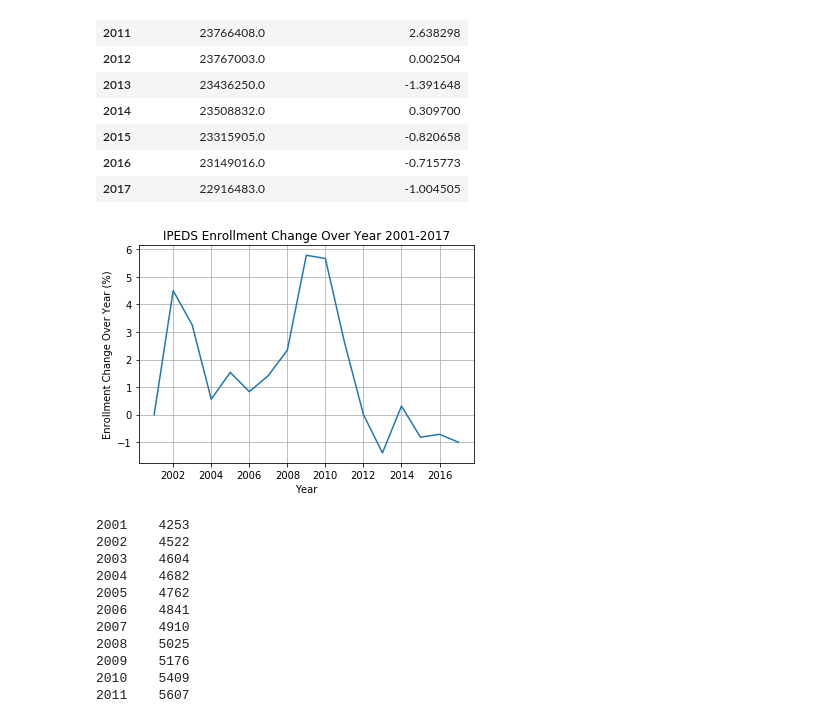
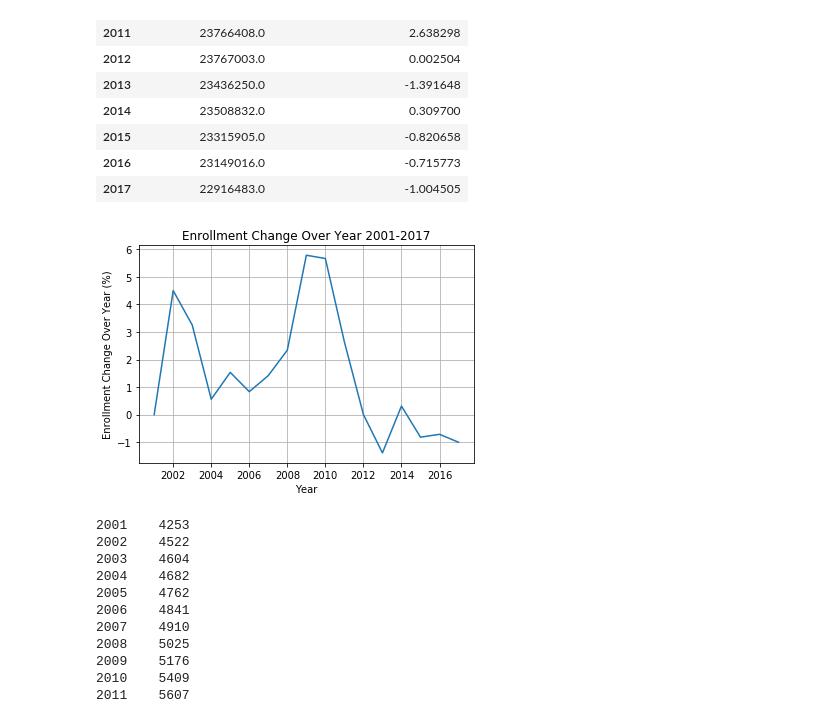
Before and after one commit to grahamb001/Project1, a Jupyter notebook: Combined Enrollment, Employment, and Completion Code.ipynb, the cells around one changed output. Saved outputs shown, nothing was run; the diff lists cells and outputs as text; code cells hidden in the pictures.

```diff
--- a/Combined Enrollment, Employment, and Completion Code.ipynb
+++ b/Combined Enrollment, Employment, and Completion Code.ipynb
@@ -220,14 +221,14 @@ enrollmentByYear.to_csv('enrollmentRateByYear.csv', sep=',')
 # %%
 xenrol=enrollmentByYear.index
 yenrol=enrollmentByYear["Enrollment Annual Rate of Change"]
 plt.plot(xenrol,yenrol)
 plt.plot(x_compat=True)
-plt.title("IPEDS Enrollment Change Over Year 2001-2017")
+plt.title("Enrollment Change Over Year 2001-2017")
 plt.xlabel("Year")
 plt.ylabel("Enrollment Change Over Year (%)")
 plt.grid()
 # %% [output]
-[figure, old version]
+[figure, new version]
 # %%
 InstitutionYearCounts
 # %% [output]
```
Also changed, not shown: parts of 6 cells of this notebook, 16 other files.
